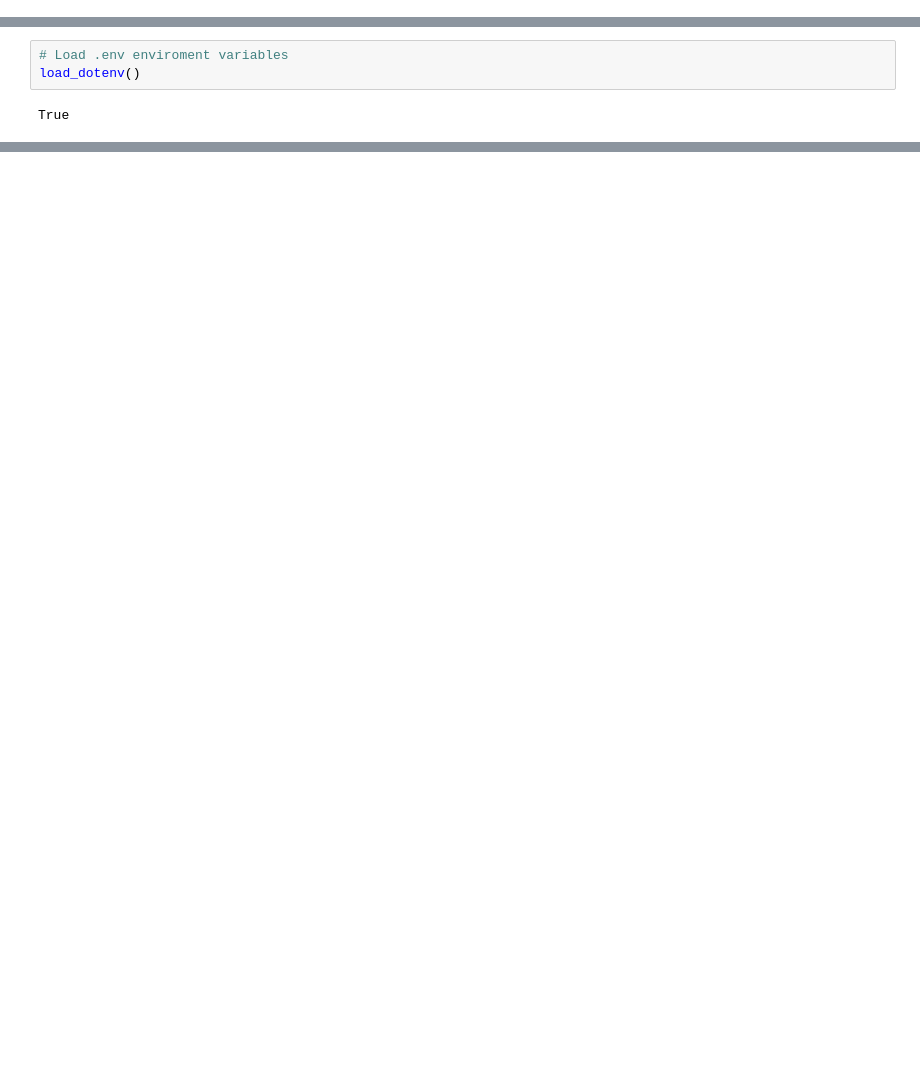
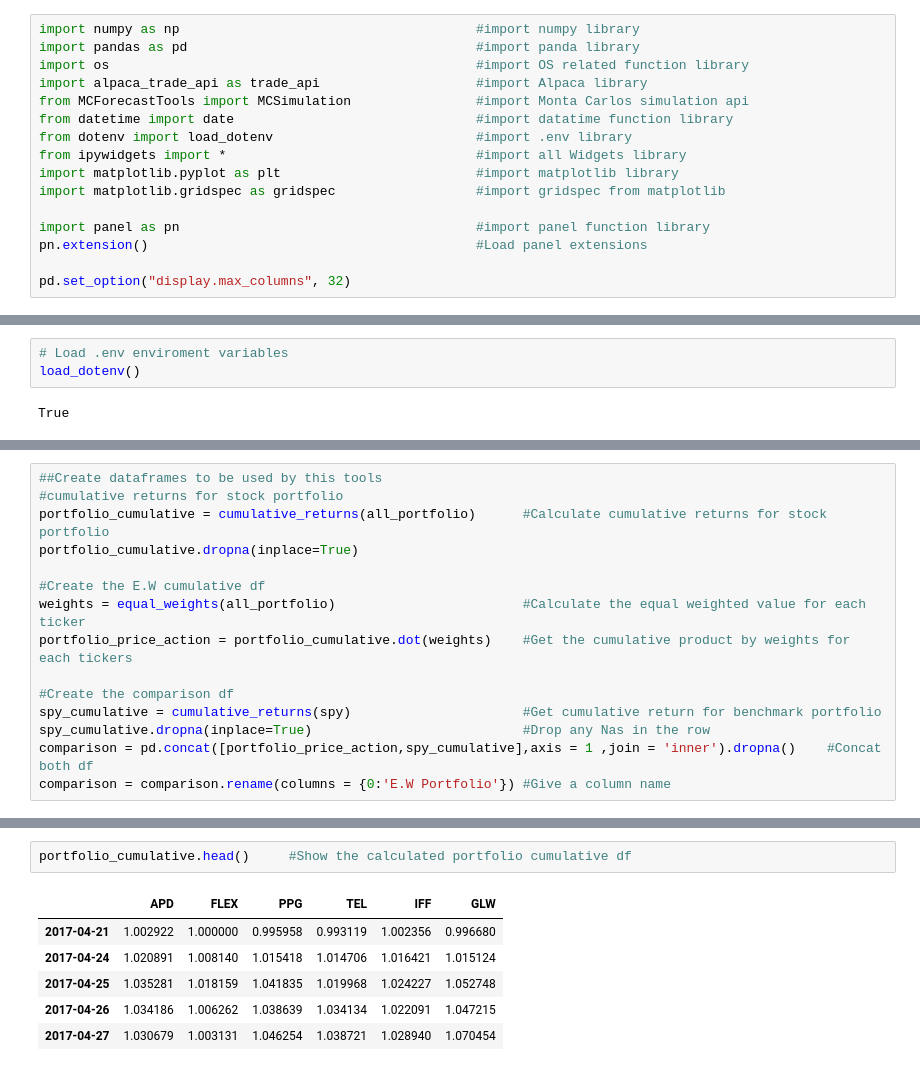
Before and after one commit to Nithy29/Responsible_Investor, a Jupyter notebook: Notebook Files/Analysis.ipynb, the cells around one changed output, grey strips where cells are left out. Cells and saved outputs as stored; diff of their text form; blank space fills up the shorter version.

```diff
--- a/Notebook Files/Analysis.ipynb
+++ b/Notebook Files/Analysis.ipynb
@@ -33,0 +1,16 @@ The animation.avconv_args rcparam was deprecated in Matplotlib 3.3 and will be r
+# %%
+import numpy as np                                      #import numpy library
+import pandas as pd                                     #import panda library
+import os                                               #import OS related function library
+import alpaca_trade_api as trade_api                    #import Alpaca library
+from MCForecastTools import MCSimulation                #import Monta Carlos simulation api
+from datetime import date                               #import datatime function library
+from dotenv import load_dotenv                          #import .env library
+from ipywidgets import *                                #import all Widgets library
+import matplotlib.pyplot as plt                         #import matplotlib library
+import matplotlib.gridspec as gridspec                  #import gridspec from matplotlib
+
+import panel as pn                                      #import panel function library
+pn.extension()                                          #Load panel extensions
+
+pd.set_option("display.max_columns", 32)
@@ -237,0 +275,15 @@ plt.savefig('Images/Sharpe Ratio.png', bbox_inches='tight')                   #S
+# %%
+##Create dataframes to be used by this tools
+#cumulative returns for stock portfolio
+portfolio_cumulative = cumulative_returns(all_portfolio)      #Calculate cumulative returns for stock portfolio
+portfolio_cumulative.dropna(inplace=True)
+
+#Create the E.W cumulative df
+weights = equal_weights(all_portfolio)                        #Calculate the equal weighted value for each ticker
+portfolio_price_action = portfolio_cumulative.dot(weights)    #Get the cumulative product by weights for each tickers
+
+#Create the comparison df
+spy_cumulative = cumulative_returns(spy)                      #Get cumulative return for benchmark portfolio
+spy_cumulative.dropna(inplace=True)                           #Drop any Nas in the row
+comparison = pd.concat([portfolio_price_action,spy_cumulative],axis = 1 ,join = 'inner').dropna()    #Concat both df
+comparison = comparison.rename(columns = {0:'E.W Portfolio'}) #Give a column name
@@ -237,0 +306,9 @@ plt.savefig('Images/Sharpe Ratio.png', bbox_inches='tight')                   #S
+# %%
+portfolio_cumulative.head()     #Show the calculated portfolio cumulative df
+# %% [output]
+|  | APD | FLEX | PPG | TEL | IFF | GLW |
+| 2017-04-21 | 1.002922 | 1.000000 | 0.995958 | 0.993119 | 1.002356 | 0.996680 |
+| 2017-04-24 | 1.020891 | 1.008140 | 1.015418 | 1.014706 | 1.016421 | 1.015124 |
+| 2017-04-25 | 1.035281 | 1.018159 | 1.041835 | 1.019968 | 1.024227 | 1.052748 |
+| 2017-04-26 | 1.034186 | 1.006262 | 1.038639 | 1.034134 | 1.022091 | 1.047215 |
+| 2017-04-27 | 1.030679 | 1.003131 | 1.046254 | 1.038721 | 1.028940 | 1.070454 |
```
Also changed, not shown: parts of 25 cells of this notebook, 2 other files.
